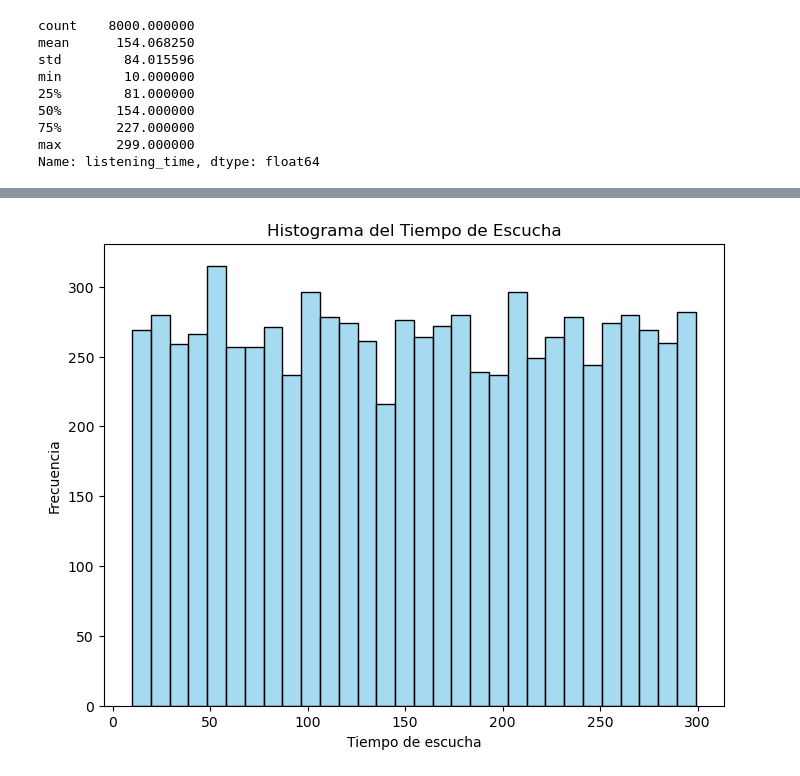
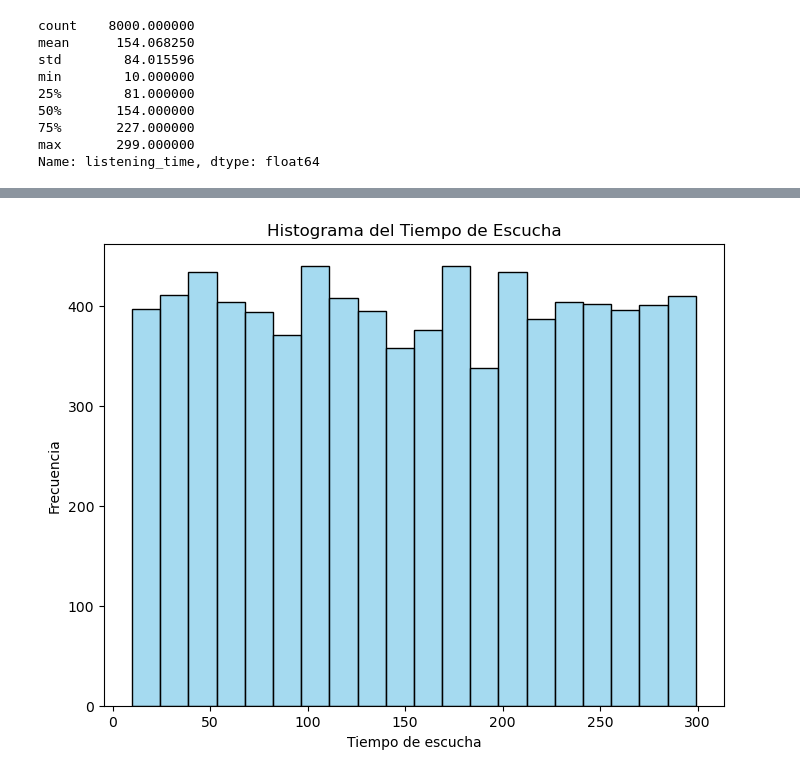
Before and after one commit to franlecam/BigDataUBA-Grupo1, a Jupyter notebook: TP_spotify/TP.ipynb, the cells around one changed output, grey strips where cells are left out. Cells and saved outputs as stored; diff of their text form; code cells hidden in the pictures.

```diff
--- a/TP_spotify/TP.ipynb
+++ b/TP_spotify/TP.ipynb
@@ -153,12 +206,12 @@ Name: listening_time, dtype: float64
 # %%
 #Grafico de dispersion para el tiempo de escucha
 plt.figure(figsize=(8, 6))
-sns.histplot(data=base, x='listening_time', bins=30, kde=False, color='skyblue')
+sns.histplot(data=base, x='listening_time', bins=20, kde=False, color='skyblue')
 
 plt.title('Histograma del Tiempo de Escucha')
 plt.xlabel('Tiempo de escucha')
 plt.ylabel('Frecuencia')
 plt.grid(False)
 plt.show()
 # %% [output]
-[figure, old version]
+[figure, new version]
```
Also changed, not shown: parts of 16 cells of this notebook.
